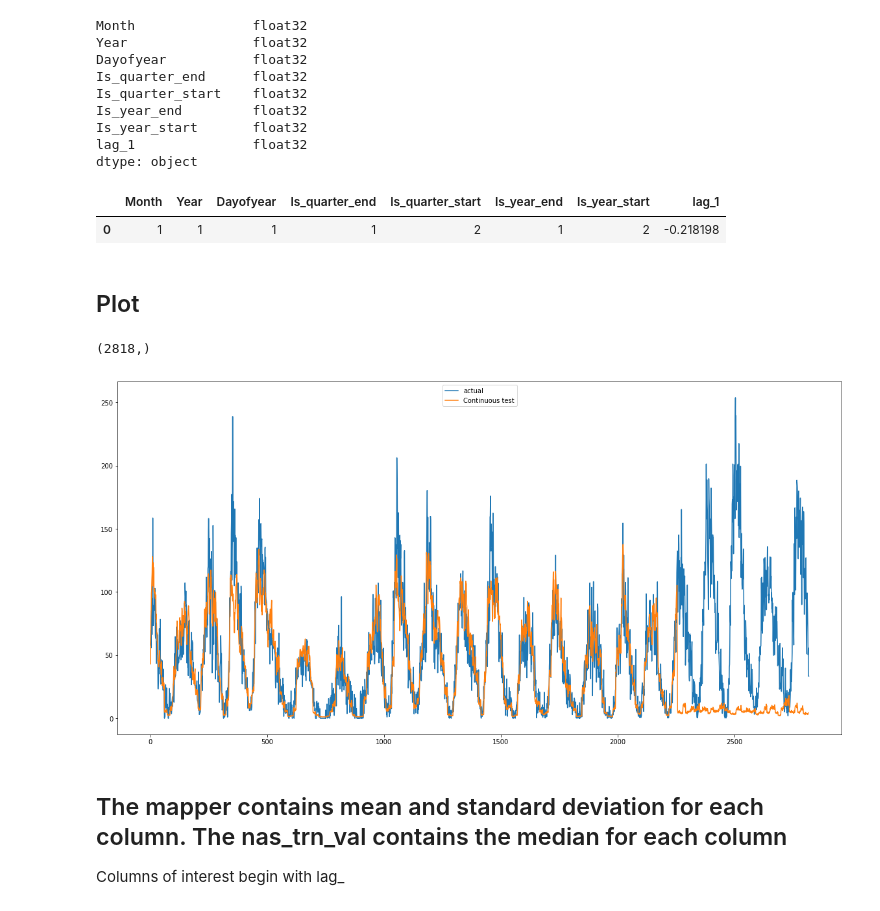
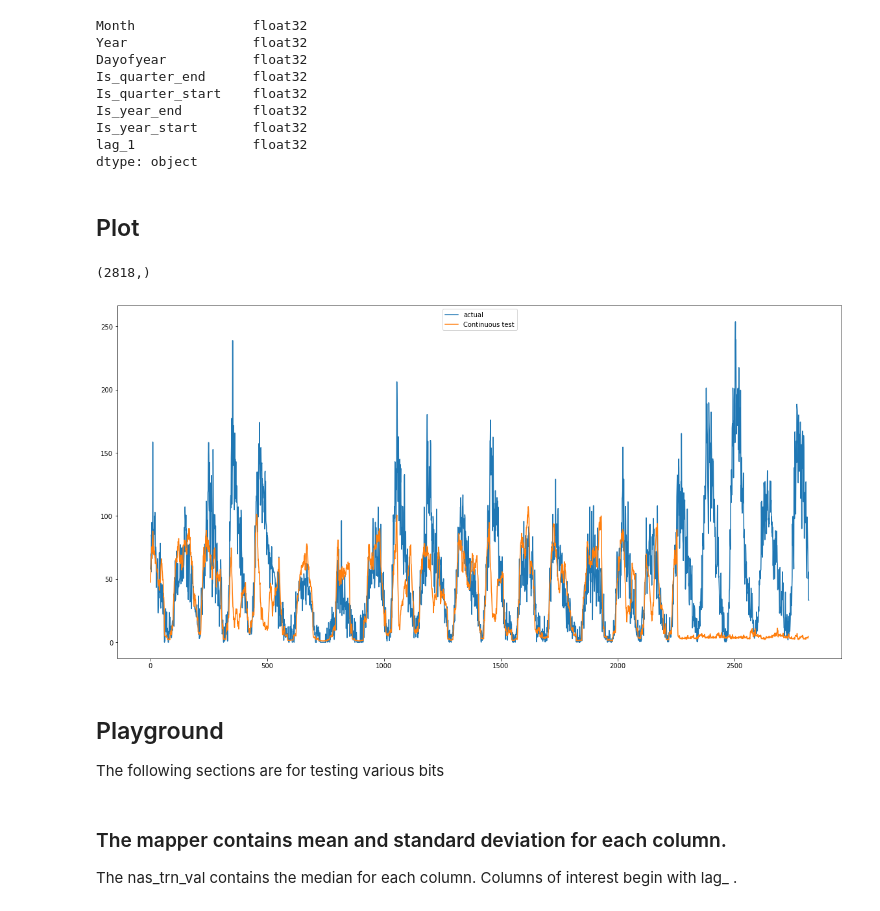
Before and after one commit to kperkins411/KP_Sunspot, a Jupyter notebook: KP_Sunspot.ipynb, the cells around one changed output. Cells and saved outputs as stored; diff of their text form; code cells hidden in the pictures.

```diff
--- a/KP_Sunspot.ipynb
+++ b/KP_Sunspot.ipynb
@@ -559,34 +523,30 @@ Is_year_end         float32
 Is_year_start       float32
 lag_1               float32
 dtype: object
-# %%
-df_trn_val.iloc[[0]]
-# %% [output]
-|  | Month | Year | Dayofyear | Is_quarter_end | Is_quarter_start | Is_year_end | Is_year_start | lag_1 |
-| 0 | 1 | 1 | 1 | 1 | 2 | 1 | 2 | -0.218198 |
 # %% [markdown]
 ## Plot
 # %%
 #expand these
 test_cont = np.exp(continuous_preds.preds)
 
 #reshape for plotting
 test_cont = test_cont.reshape(len(test_cont))
 print(test_cont.shape)
 
-test_cont = np.append([np.full((starting_address),np.nan)],test_cont)
-
 #lets see it actual verses calculated
 plot_data((actual, "actual"),(test_cont,'Continuous test'))
 
 # #lets see what the lags look like (make sure they match roughly the training data)
 # plot_data((np.exp(continuous_preds.df.lag_1), "continuous_preds.df.lag_1"),(df_test_cont.lag_1,'df_test_cont.lag_1'))
 # %% [output]
 (2818,)
-[figure, old version]
+[figure, new version]
+# %% [markdown]
+## Playground
+The following sections are for testing various bits
 # %% [markdown]
-## The mapper contains mean and standard deviation for each column.  The nas_trn_val contains the median for each column
-Columns of interest begin with lag_
+### The mapper contains mean and standard deviation for each column.
+The nas_trn_val contains the median for each column.  Columns of interest begin with lag_ .
 # %%
 #each lag has its own mean and std deviation, the following is lag_1 mean and variance
 mapper.features[0][1].mean_
```
Also changed, not shown: parts of 34 cells of this notebook, 1 other file.
